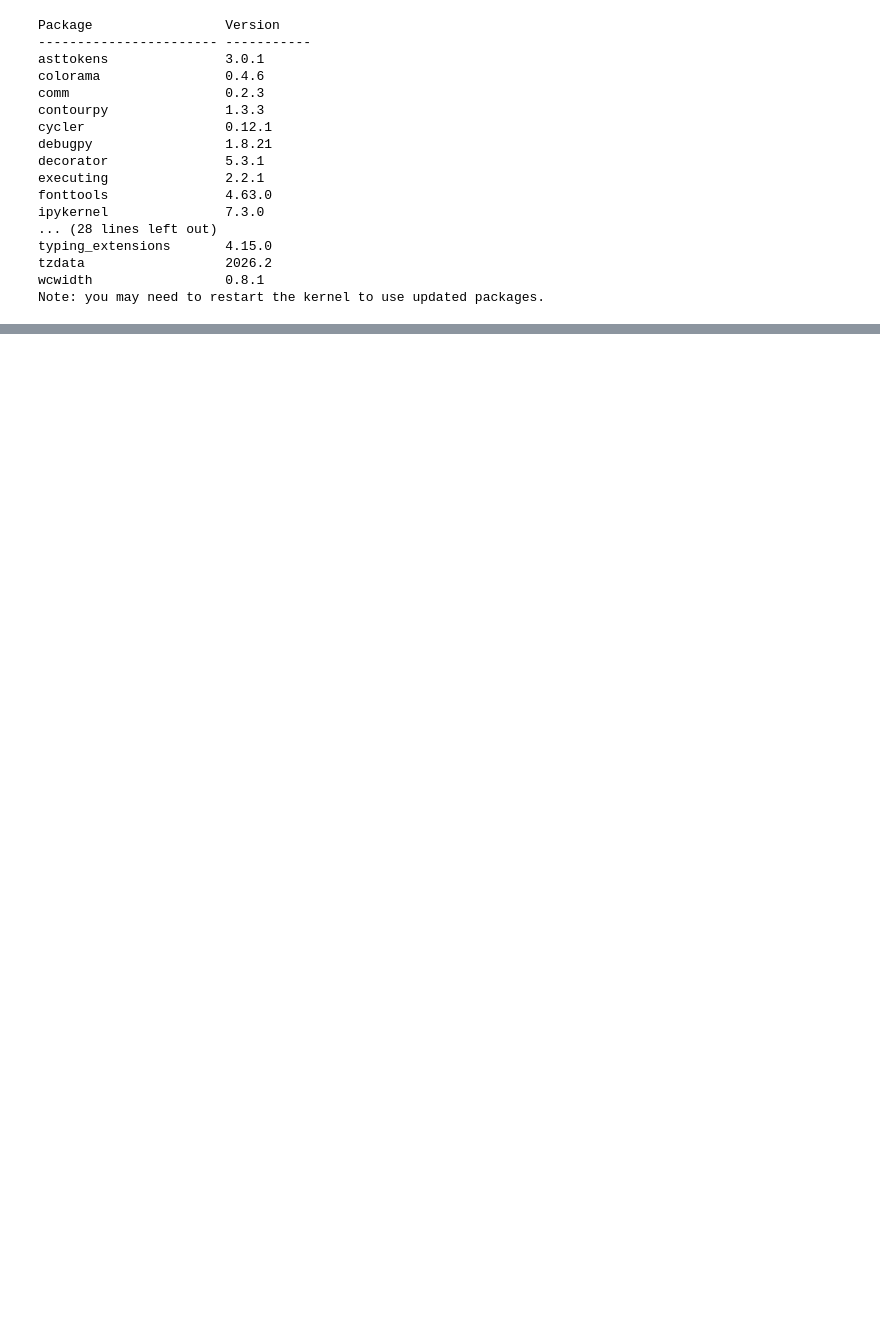
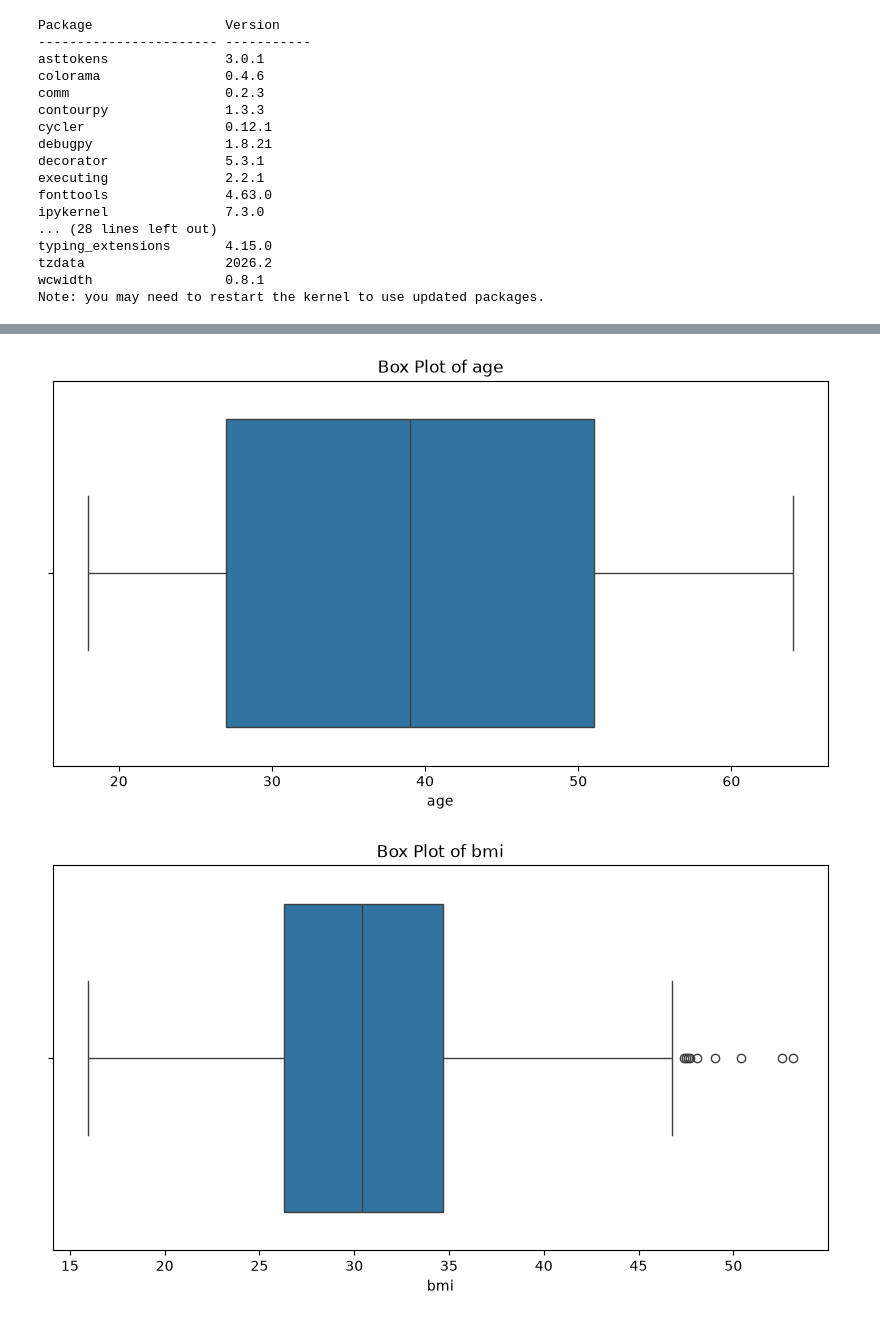
Before and after one commit to Yogeshch06/EDA, a Jupyter notebook: EDA_insurance/Insurance.ipynb, the cells around one changed output, grey strips where cells are left out. Drawn from its saved outputs; the diff is of its cells as text; code cells hidden in the pictures; blank space fills up the shorter version.

```diff
--- a/EDA_insurance/Insurance.ipynb
+++ b/EDA_insurance/Insurance.ipynb
@@ -20,0 +105,11 @@ Note: you may need to restart the kernel to use updated packages.
+# %%
+for i in num:
+    plt.figure(figsize=(10,5))
+    sns.boxplot(
+        data=ins[i],
+        orient='h')
+    plt.title(f'Box Plot of {i}')
+    plt.show()
+# %% [output]
+[figure, added]
+[figure, added]
```
Also changed, not shown: parts of 11 cells of this notebook, 1 other file.
